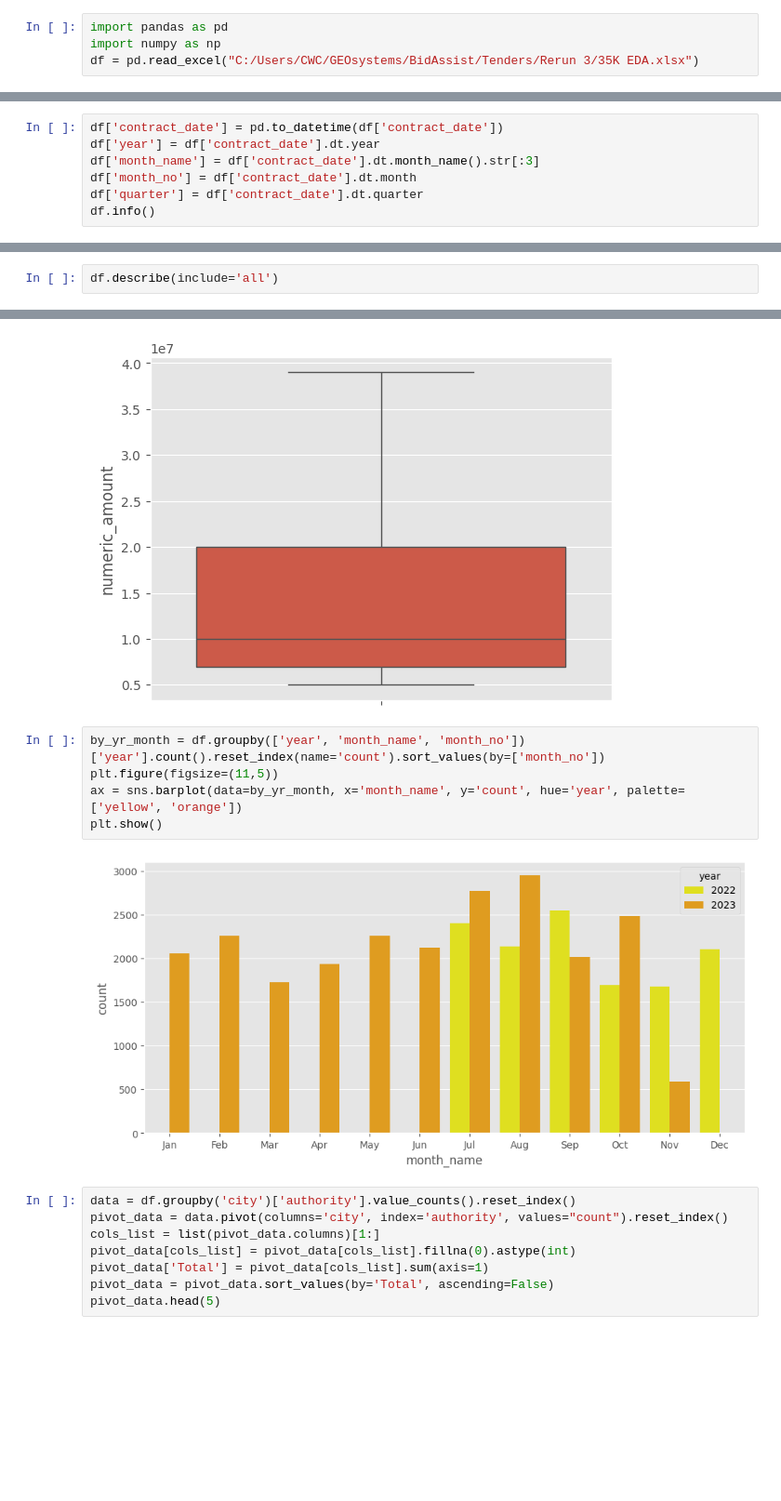
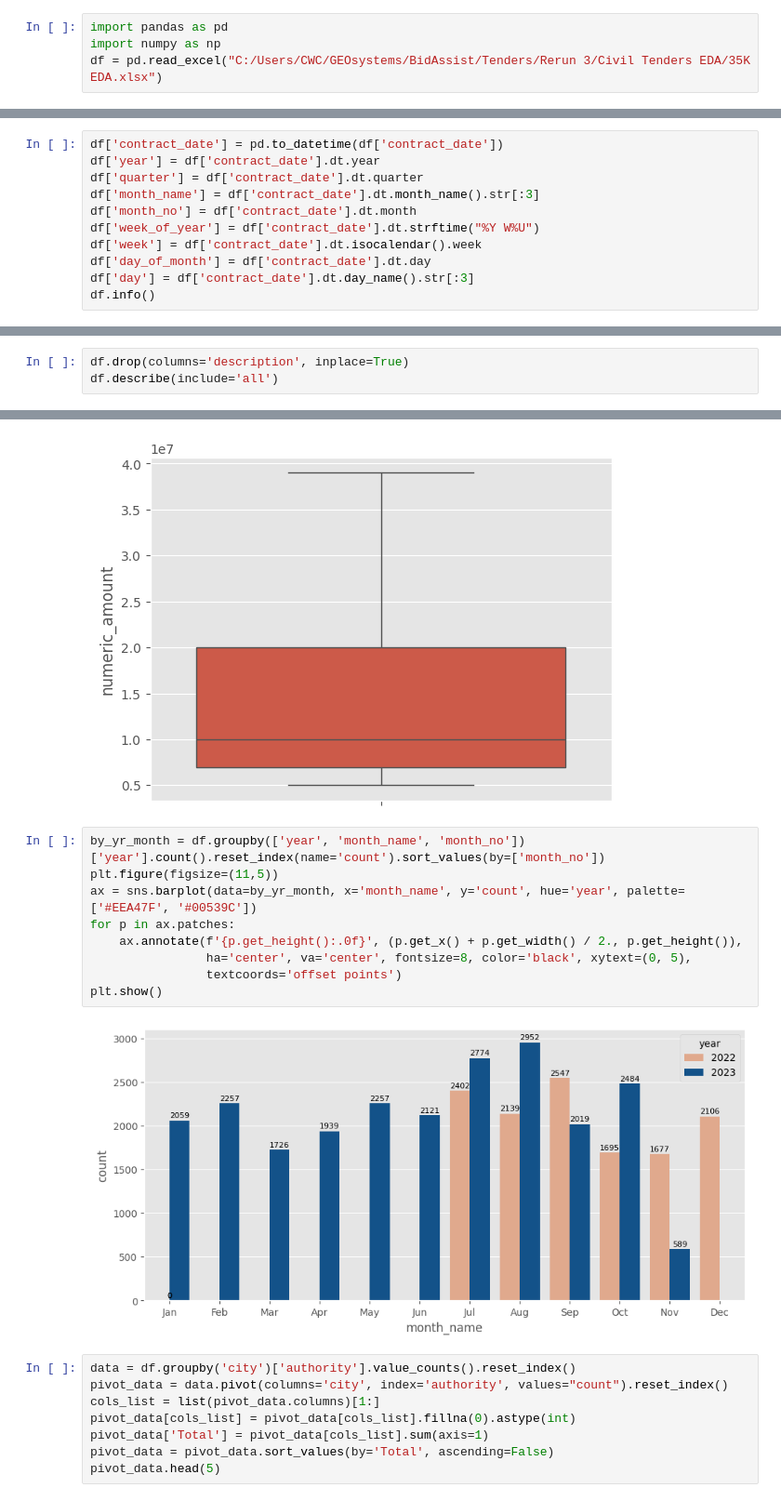
Before and after one commit to g1gasad/EDA, a Jupyter notebook: Civil Tenders EDA/35K EDA.ipynb, the cells around one changed output, grey strips where cells are left out. Shown: that part at 93% size. Drawn from its saved outputs; the diff is of its cells as text; blank space fills up the shorter version.

```diff
--- a/Civil Tenders EDA/35K EDA.ipynb
+++ b/Civil Tenders EDA/35K EDA.ipynb
@@ -5,7 +5,7 @@ plt.style.use('ggplot')
 # %%
 import pandas as pd
 import numpy as np
-df = pd.read_excel("C:/Users/CWC/GEOsystems/BidAssist/Tenders/Rerun 3/35K EDA.xlsx")
+df = pd.read_excel("C:/Users/CWC/GEOsystems/BidAssist/Tenders/Rerun 3/Civil Tenders EDA/35K EDA.xlsx")
 # %%
 df.head()
 # %% [output]
@@ -25,9 +25,13 @@ for column in df.columns:
 # %%
 df['contract_date'] = pd.to_datetime(df['contract_date'])
 df['year'] = df['contract_date'].dt.year
+df['quarter'] = df['contract_date'].dt.quarter
 df['month_name'] = df['contract_date'].dt.month_name().str[:3]
 df['month_no'] = df['contract_date'].dt.month
-df['quarter'] = df['contract_date'].dt.quarter
+df['week_of_year'] = df['contract_date'].dt.strftime("%Y W%U")
+df['week'] = df['contract_date'].dt.isocalendar().week
+df['day_of_month'] = df['contract_date'].dt.day
+df['day'] = df['contract_date'].dt.day_name().str[:3]
 df.info()
 # %% [output]
 <class 'pandas.core.frame.DataFrame'>
@@ -50,3 +54,4 @@ memory usage: 3.4+ MB
 # %%
+df.drop(columns='description', inplace=True)
 df.describe(include='all')
 # %% [output]
@@ -107,10 +98,14 @@ plt.show()
 # %%
 by_yr_month = df.groupby(['year', 'month_name', 'month_no'])['year'].count().reset_index(name='count').sort_values(by=['month_no'])
 plt.figure(figsize=(11,5))
-ax = sns.barplot(data=by_yr_month, x='month_name', y='count', hue='year', palette=['yellow', 'orange'])
+ax = sns.barplot(data=by_yr_month, x='month_name', y='count', hue='year', palette=['#EEA47F', '#00539C'])
+for p in ax.patches:
+    ax.annotate(f'{p.get_height():.0f}', (p.get_x() + p.get_width() / 2., p.get_height()),
+                ha='center', va='center', fontsize=8, color='black', xytext=(0, 5),
+                textcoords='offset points')
 plt.show()
 # %% [output]
-[figure, old version]
+[figure, new version]
 # %%
 data = df.groupby('city')['authority'].value_counts().reset_index()
 pivot_data = data.pivot(columns='city', index='authority', values="count").reset_index()
```
Also changed, not shown: parts of 18 cells of this notebook, 2 other files.
